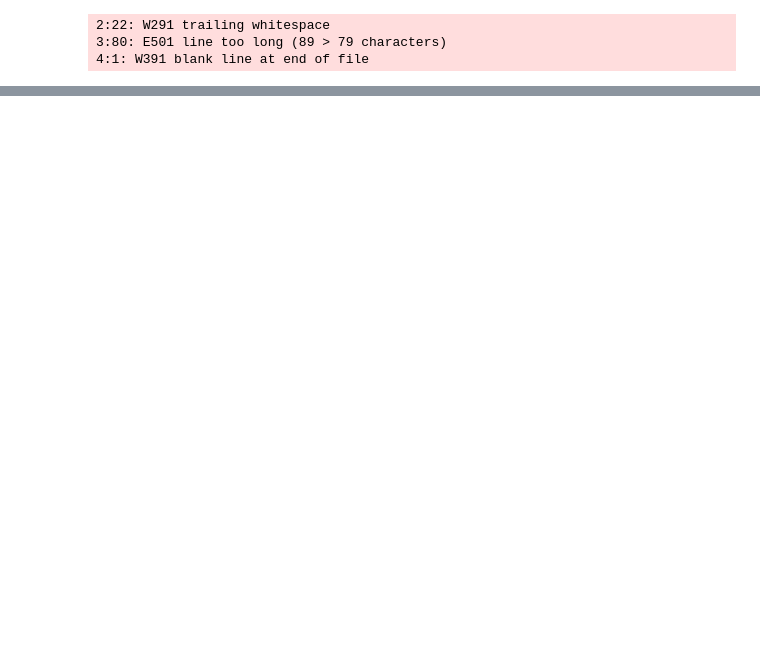
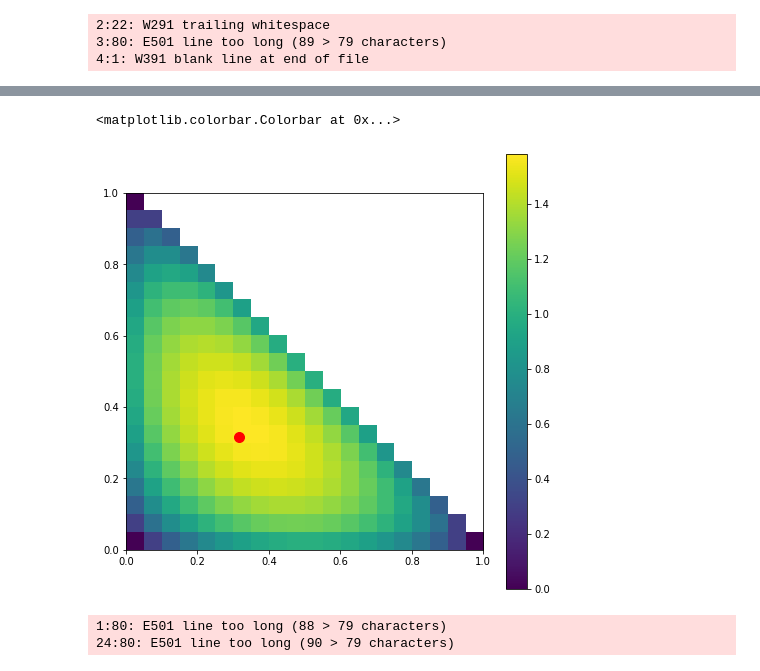
Before and after one commit to mohnjahoney/REU_physics, a Jupyter notebook: randomness.ipynb, the cells around one changed output, grey strips where cells are left out. Drawn from its saved outputs; the diff is of its cells as text; code cells hidden in the pictures; blank space fills up the shorter version.

```diff
--- a/randomness.ipynb
+++ b/randomness.ipynb
@@ -299,0 +349,30 @@ array([31, 23, 20, 26])
+# %%
+# TRY: Construct a 2D plot (heatmap) of the entropy of a distribution over three events.
+# For example: probs = [0.3, 0.2, 0.5]
+# Compute the maximum value and mark it on the graph.
+
+N = 20
+ps = np.linspace(0, 1, N)
+qs = np.linspace(0, 1, N)
+
+Hs = np.zeros((N, N))
+
+for pind, p in enumerate(ps):
+    for qind, q in enumerate(qs):
+        probs = [p, q, 1 - p - q]
+        H = stats.entropy(probs, base=2)
+        Hs[pind, qind] = H
+
+max_inds = np.argmax(Hs)
+max_inds = np.unravel_index(max_inds, shape=Hs.shape)
+
+fig = plt.figure(figsize=(8, 8))
+ax = plt.gca()
+im = plt.imshow(Hs, extent=[0, 1, 0, 1], origin='lower')
+plt.scatter(ps[max_inds[0]], qs[max_inds[1]], 100, 'r')
+plt.colorbar(im)  # NOTE: Try just colorbar(). What happens?
+# %% [output]
+<matplotlib.colorbar.Colorbar at 0x...>
+[figure, added]
+1:80: E501 line too long (88 > 79 characters)
+24:80: E501 line too long (90 > 79 characters)
```
Also changed, not shown: parts of 17 cells of this notebook.
